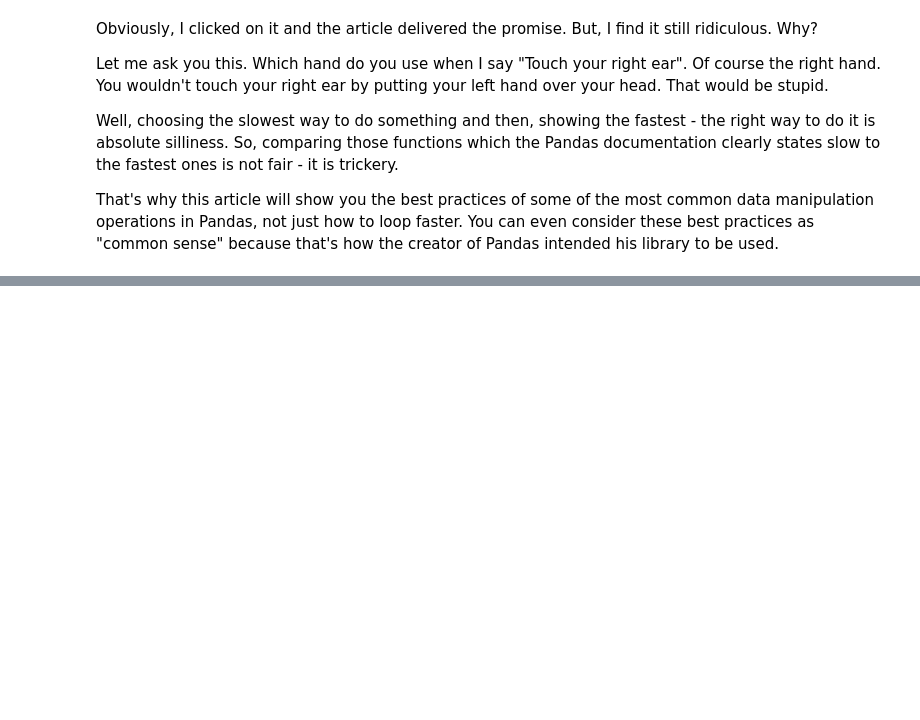
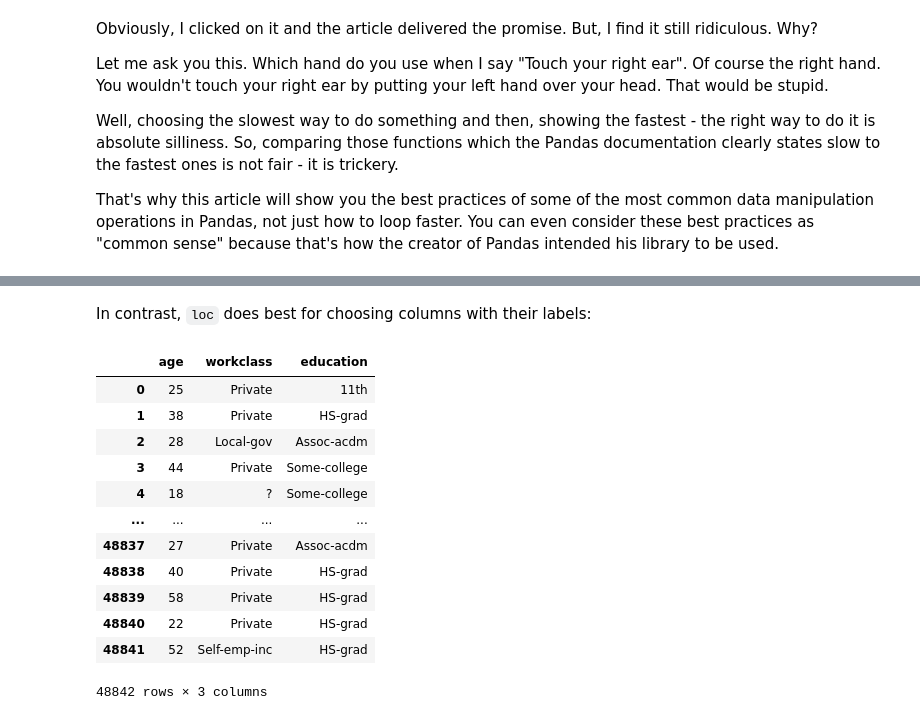
Before and after one commit to BexTuychiev/medium_stories, a Jupyter notebook: 2021/september/6_faster_pandas/notebook.ipynb, the cells around one changed output, grey strips where cells are left out. Cells and saved outputs as stored; diff of their text form; code cells hidden in the pictures; blank space fills up the shorter version.

```diff
--- a/2021/september/6_faster_pandas/notebook.ipynb
+++ b/2021/september/6_faster_pandas/notebook.ipynb
@@ -71,0 +100,19 @@ That's why this article will show you the best practices of some of the most com
+# %% [markdown]
+In contrast, `loc` does best for choosing columns with their labels:
+# %%
+# Choose columns
+adult_income.loc[:, ["age", "workclass", "education"]]
+# %% [output]
+|  | age | workclass | education |
+| 0 | 25 | Private | 11th |
+| 1 | 38 | Private | HS-grad |
+| 2 | 28 | Local-gov | Assoc-acdm |
+| 3 | 44 | Private | Some-college |
+| 4 | 18 | ? | Some-college |
+| ... | ... | ... | ... |
+| 48837 | 27 | Private | Assoc-acdm |
+| 48838 | 40 | Private | HS-grad |
+| 48839 | 58 | Private | HS-grad |
+| 48840 | 22 | Private | HS-grad |
+| 48841 | 52 | Self-emp-inc | HS-grad |
+48842 rows × 3 columns
```
Also changed, not shown: parts of 7 cells of this notebook, 2 other files.
